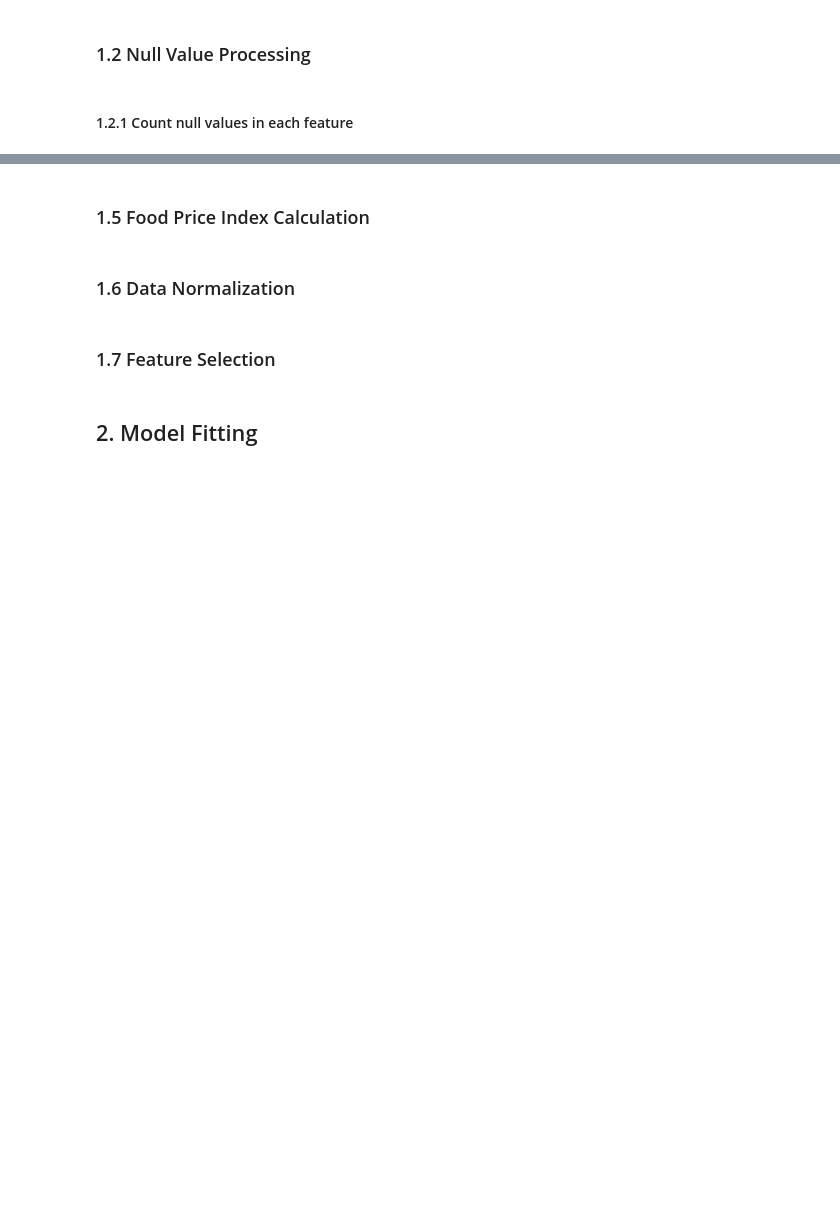
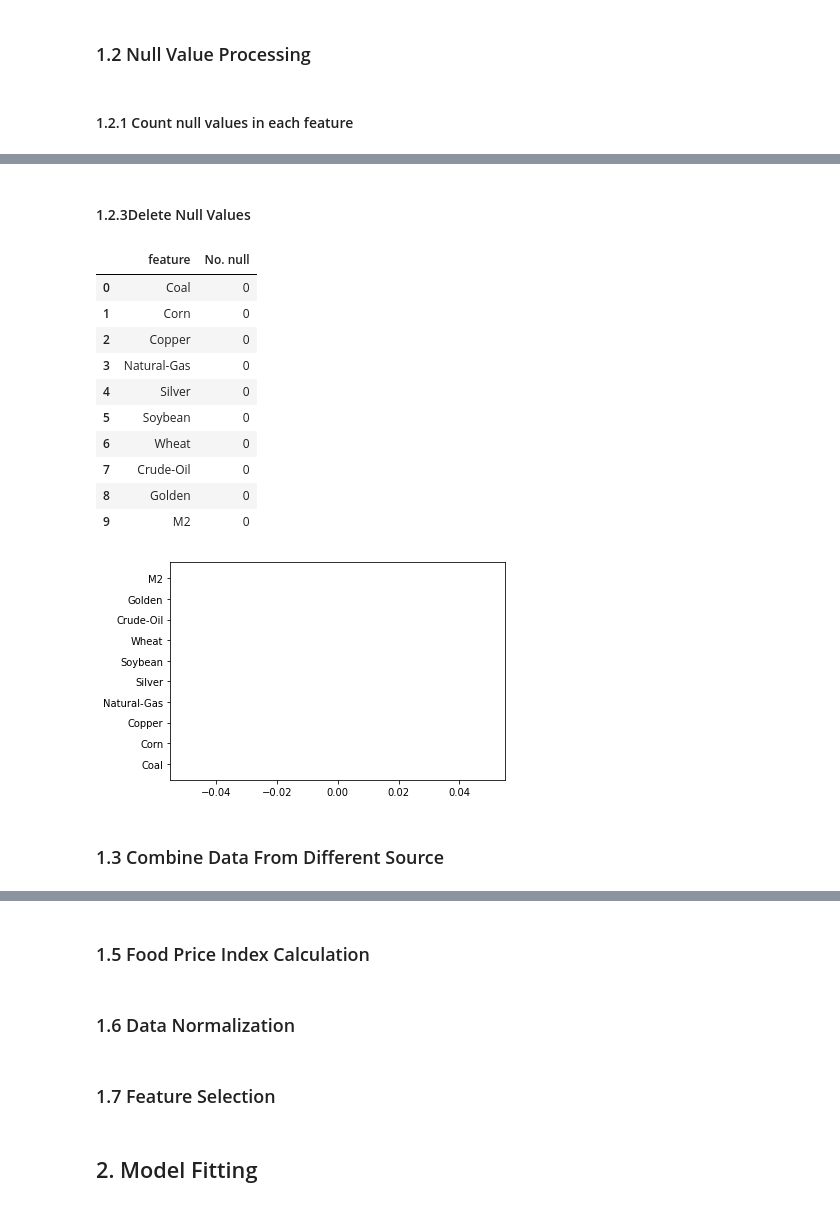
Before and after one commit to Shunian-Chen/AIPI510-Project, a Jupyter notebook: Food_price_prediction.ipynb, the cells around one changed output, grey strips where cells are left out. Cells and saved outputs as stored; diff of their text form; code cells hidden in the pictures; blank space fills up the shorter version.

```diff
--- a/Food_price_prediction.ipynb
+++ b/Food_price_prediction.ipynb
@@ -86,0 +106,23 @@ Name: feature, dtype: object
+# %% [markdown]
+#### 1.2.3Delete Null Values
+# %%
+data_no_null = {}
+for key, value in data_list.items():
+  data_no_null[key] = value[~value[key].isna()]
+# %%
+count_null(data_no_null)
+# %% [output]
+|  | feature | No. null |
+| 0 | Coal | 0 |
+| 1 | Corn | 0 |
+| 2 | Copper | 0 |
+| 3 | Natural-Gas | 0 |
+| 4 | Silver | 0 |
+| 5 | Soybean | 0 |
+| 6 | Wheat | 0 |
+| 7 | Crude-Oil | 0 |
+| 8 | Golden | 0 |
+| 9 | M2 | 0 |
+[figure, added]
+# %% [markdown]
+### 1.3 Combine Data From Different Source
```
Also changed, not shown: parts of 17 cells of this notebook.
